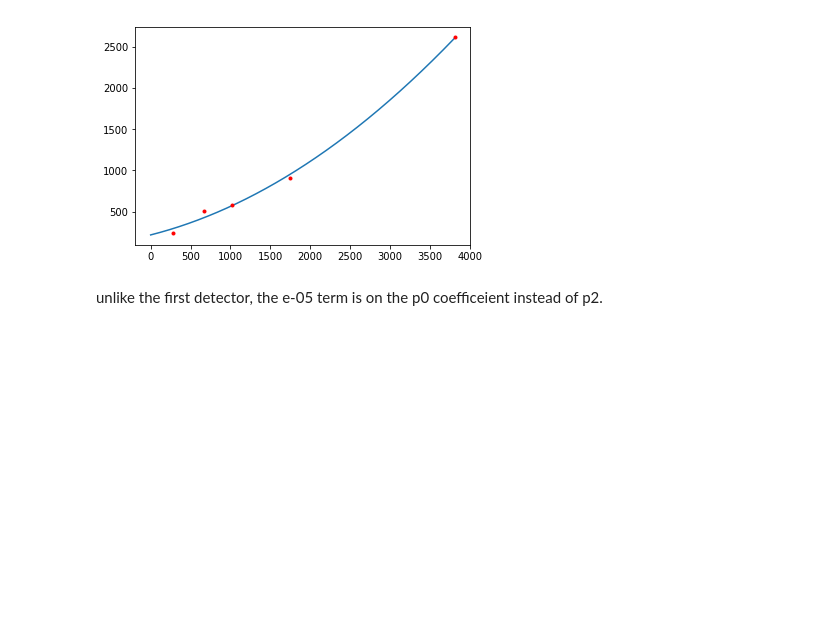
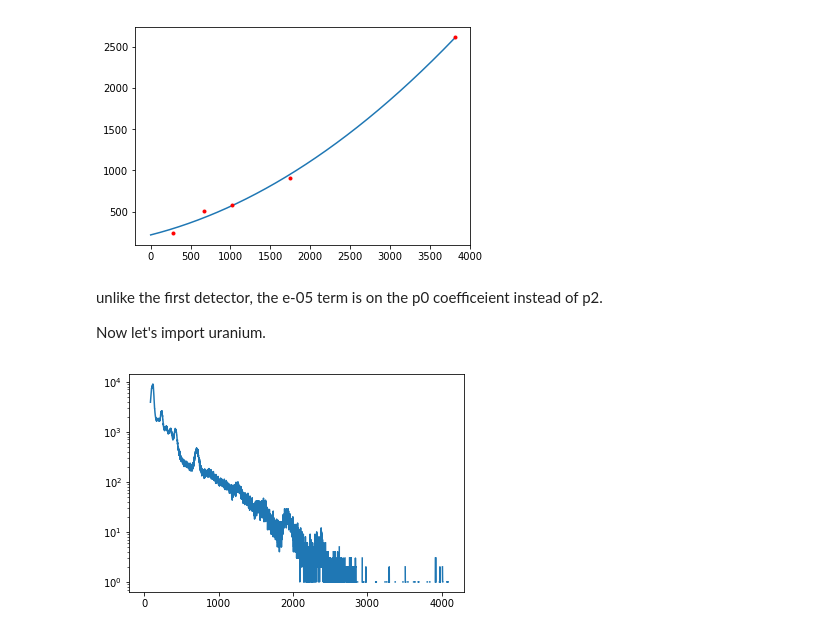
Before and after one commit to likhit2264/dosenet-analysis, a Jupyter notebook: calibration/Thorium Otherdetector.ipynb, the cells around one changed output. Cells and saved outputs as stored; diff of their text form; code cells hidden in the pictures; blank space fills up the shorter version.

Commit message:
updated d2 calibration with uranium data.. can see plotted comparison in Thorium Otherdetector.ipynb

```diff
--- a/calibration/Thorium Otherdetector.ipynb
+++ b/calibration/Thorium Otherdetector.ipynb
@@ -43,3 +43,13 @@ plt.show()
 [figure]
 # %% [markdown]
 unlike the first detector, the e-05 term is on the p0 coefficeient instead of p2.
+
+Now let's import uranium.
+# %%
+csv_u = np.genfromtxt('Uranium_102566_2019-03-28_D3S.csv', delimiter= ",").T
+summed_u = np.sum(csv_u, axis=1)
+plt.plot(summed_u)
+plt.yscale('log')
+plt.show()
+# %% [output]
+[figure, added]
```
Also changed, not shown: parts of 5 cells of this notebook, 2 other files.
